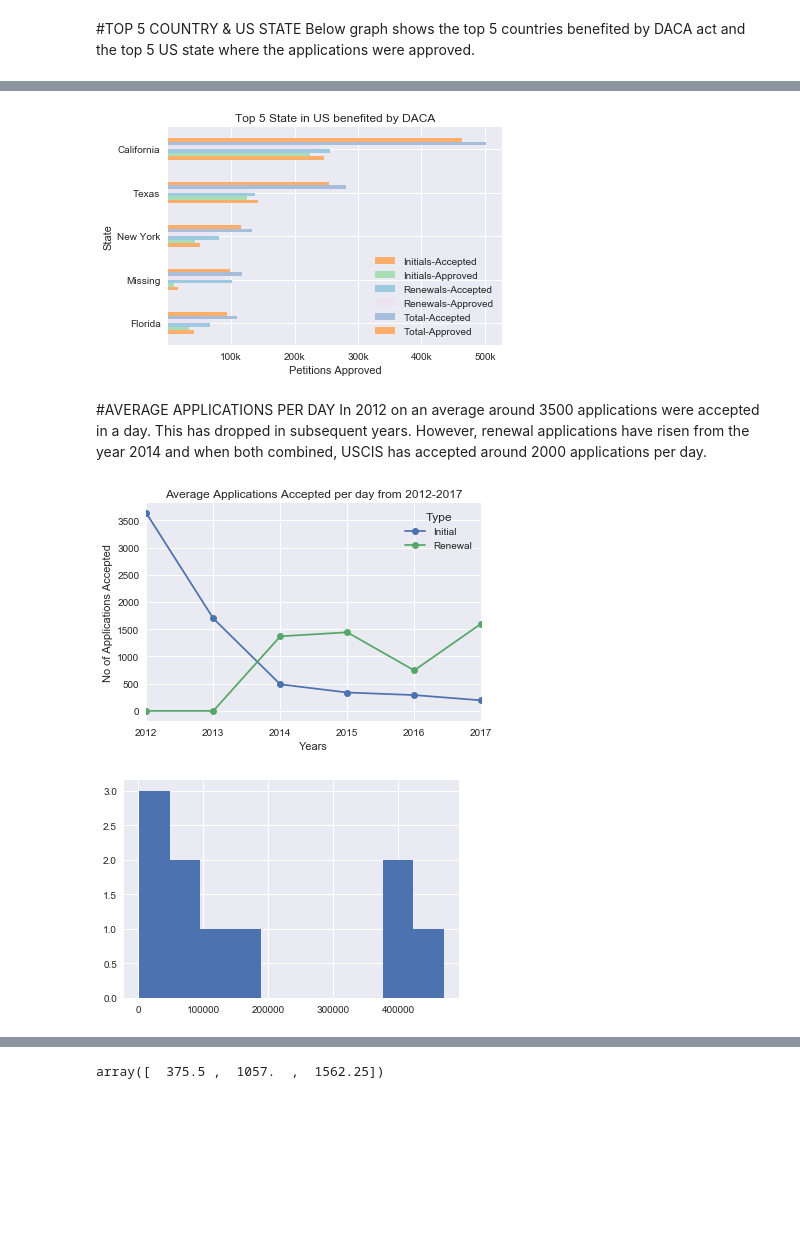
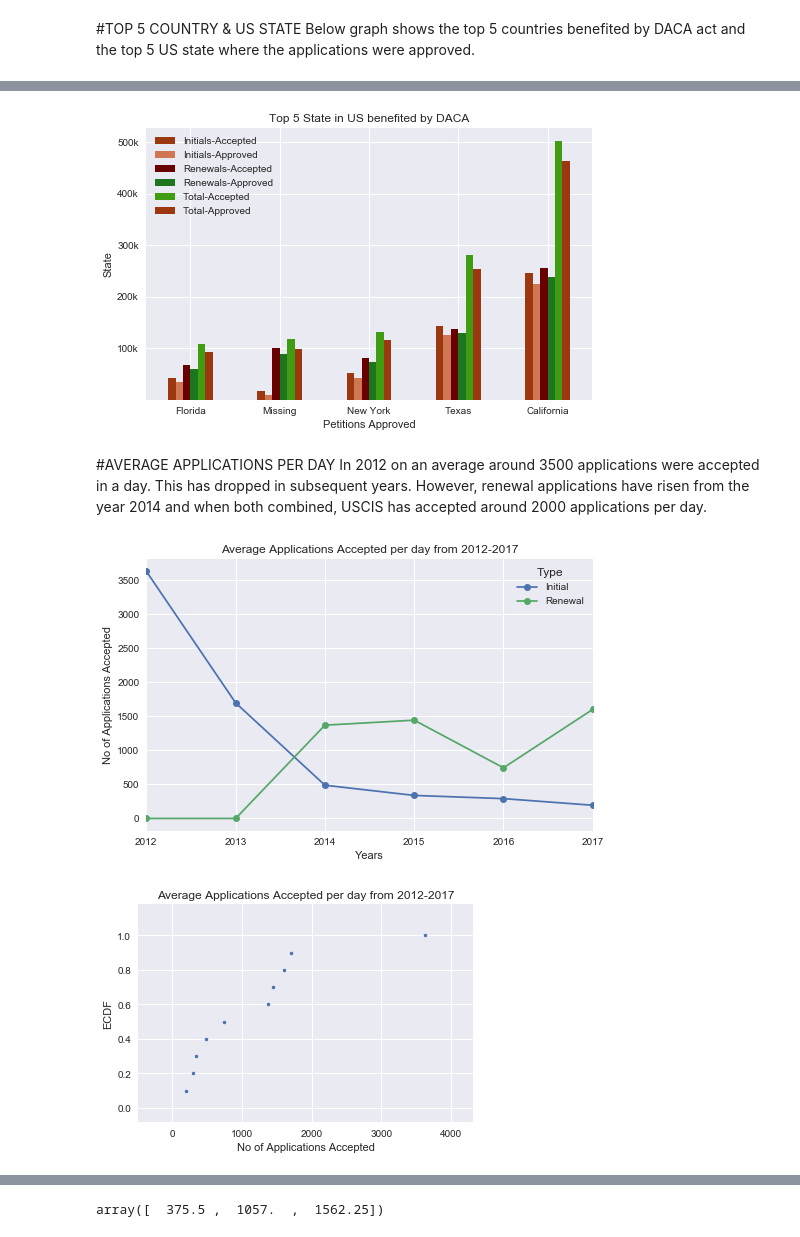
Before and after one commit to KirazG/datascience, a Jupyter notebook: capstone-project1/DataStory/Datastory.ipynb, the cells around one changed output, grey strips where cells are left out. Saved outputs shown, nothing was run; the diff lists cells and outputs as text; code cells hidden in the pictures; blank space fills up the shorter version.

```diff
--- a/capstone-project1/DataStory/Datastory.ipynb
+++ b/capstone-project1/DataStory/Datastory.ipynb
@@ -145,43 +160,46 @@ plt.show()
 # %%
-import pandas as pd
-import matplotlib.pyplot as plt
-import seaborn as sns
-sns.set
 df = pd.read_excel('data/us-states-summary.xls',index=False,header=1)
 top = (df.head(5))
-df.sort_values(by='Total-Approved')[-5:].plot(x='State',kind='barh',color=['#fdae6b','#a8ddb5','#9ecae1','#ece2f0','#a6bddb'])
+df.sort_values(by='Total-Approved')[-5:].plot(x='State',kind='bar',figsize=(8,5),color=['#9C3810','#CF7753','#690000','#1D751D','#409C10'])
 plt.xlabel('Petitions Approved')
 plt.ylabel('State')
 plt.title('Top 5 State in US benefited by DACA')
 tick_val = [100000,200000,300000,400000,500000]
 tick_lab = ['100k','200k','300k','400k','500k']
-plt.xticks(tick_val,tick_lab)
+plt.yticks(tick_val,tick_lab)
+plt.xticks(rotation=0)
 plt.show()
 # %% [output]
-[figure, old version]
+[figure, new version]
 # %% [markdown]
 #AVERAGE APPLICATIONS PER DAY
 In 2012 on an average around 3500 applications were accepted in a day. This has dropped in subsequent years. However, renewal applications have risen from the year 2014 and when both combined, USCIS has accepted around 2000 applications per day.
 # %%
 import pandas as pd
 import matplotlib.pyplot as plt
 sns.set
 df = pd.read_excel('data/case-status.xls',header=1)
 df_pivot = pd.pivot_table(df,values='Average',index='Year',columns='Type',fill_value=0,)
-df_pivot.plot(kind='line',marker='o')
+df_pivot.plot(kind='line',marker='o',figsize=(8,5))
 plt.xlabel('Years')
 plt.ylabel('No of Applications Accepted')
 plt.title('Average Applications Accepted per day from 2012-2017')
 plt.show()
 # %% [output]
-[figure, old version]
+[figure, new version]
 # %%
 import pandas as pd
 import matplotlib.pyplot as plt
-import seaborn as sns
+import numpy as np
+sns.set
 df = pd.read_excel('data/case-status.xls',header=1)
-sns.set()
-_ = plt.hist(df['Approved'])
+x = np.sort(df['Average'])
+y = np.arange(1,len(x)+1)/len(x)
+_ = plt.plot(x,y,marker='.',linestyle='none')
+plt.ylabel('ECDF')
+plt.xlabel('No of Applications Accepted')
+plt.title('Average Applications Accepted per day from 2012-2017')
+plt.margins(0.2)
 plt.show()
 # %% [output]
-[figure, old version]
+[figure, new version]
```
Also changed, not shown: parts of 8 cells of this notebook.
